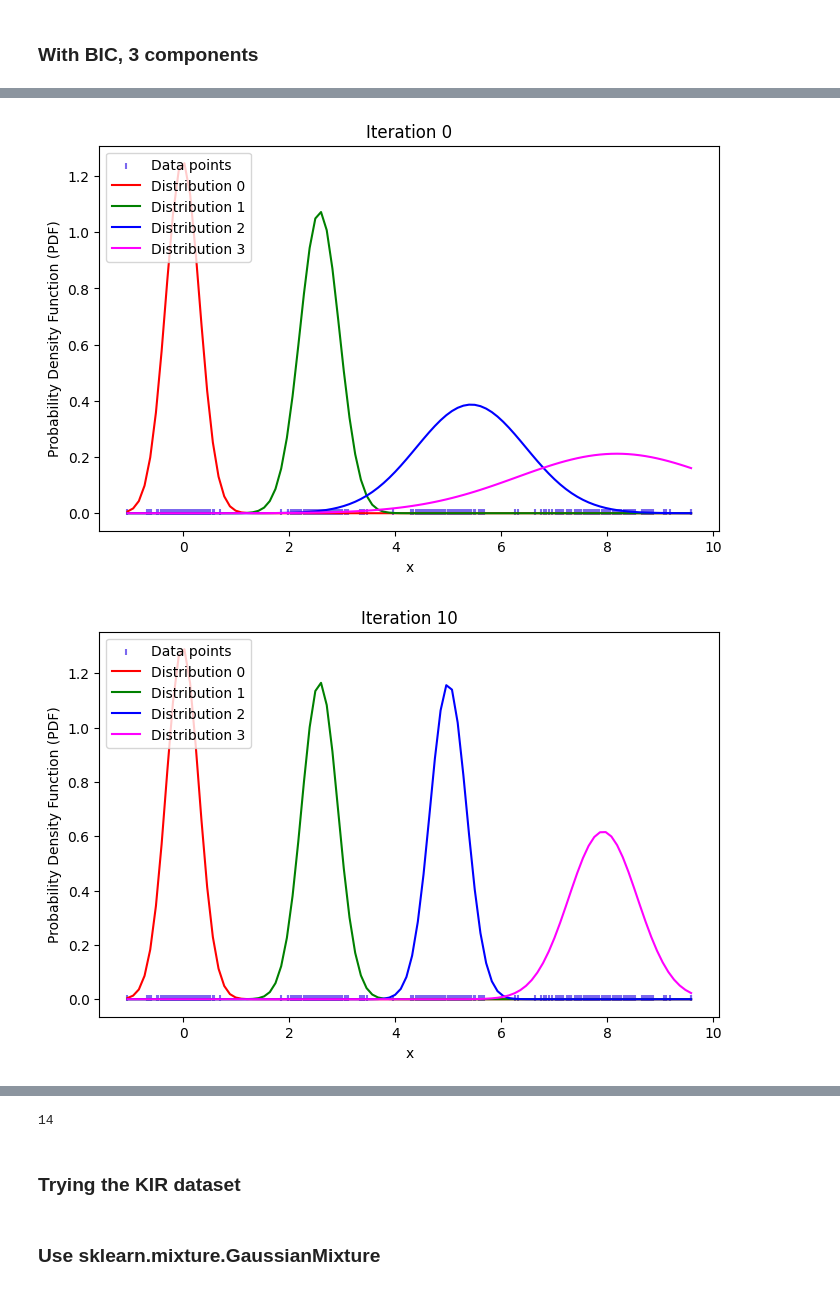
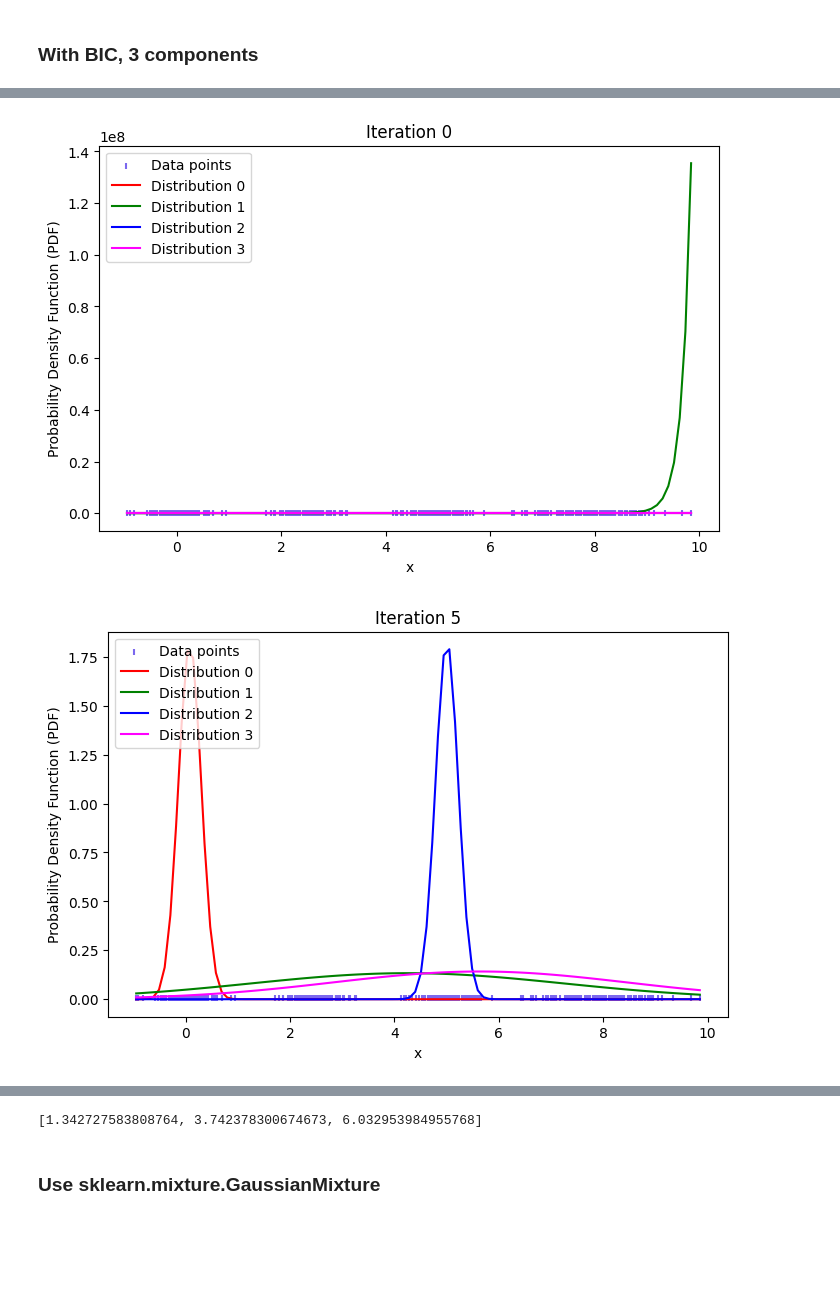
Before and after one commit to devitahalim/scie30001-project, a Jupyter notebook: notebooks/testGMM.ipynb, the cells around one changed output, grey strips where cells are left out. Saved outputs shown, nothing was run; the diff lists cells and outputs as text; code cells hidden in the pictures; blank space fills up the shorter version.

Commit message:
Update threshold function
using z-score

```diff
--- a/notebooks/testGMM.ipynb
+++ b/notebooks/testGMM.ipynb
@@ -14,4 +11,4 @@ import gaussianfunctions as gauss
 def EMGMM(X,initial_param):
     n_components=gauss.BIC_gmm(X)
     em=gauss.GaussianEM(X,n_components,initial_param)
-    gauss.PlotGMM(X,em,10)
+    return(em)
@@ -42,32 +32,13 @@ print(len(gauss.GaussianEM(X,3,[])))
 # %%
 D1=np.random.normal(5,np.sqrt(0.1),100)
 D2=np.random.normal(2.5,np.sqrt(0.1),100)
 D3=np.random.normal(0,np.sqrt(0.1),100)
 D4=np.random.normal(8, np.sqrt(0.5),100)
 D=np.array(list(D1)+list(D2)+list(D3)+list(D4))
 
-# gauss.PlotTrue(D,[0,2.5,5,8],[0.1,0.1,0.1,0.5])
-n_components=4
-init=({
-    'Mean':0.01,
-    'Variance':0.4,
-    'Weight':0.25
-},{
-    'Mean':2.5,
-    'Variance':0.4,
-    'Weight':0.25
-},{
-    'Mean':5,
-    'Variance':0.4,
-    'Weight':0.25
-},{
-    'Mean':10,
-    'Variance':0.4,
-    'Weight':0.25
-})
-em=gauss.GaussianEM(D,4,init)
-gauss.PlotGMM(D,em,10)
-print(len(em))
+em=EMGMM(D,[])
+gauss.PlotGMM(D,em,5)
+gauss.findThreshold(D,gauss.BIC_gmm(D),em)
 # %% [output]
-[figure, old version]
+[figure, new version]
-[figure, old version]
+[figure, new version]
@@ -74,3 +53 @@ print(len(em))
-14
+[1.342727583808764, 3.742378300674673, 6.032953984955768]
-# %% [markdown]
-### Trying the KIR dataset
```
Also changed, not shown: parts of 33 cells of this notebook, 1 other file.
